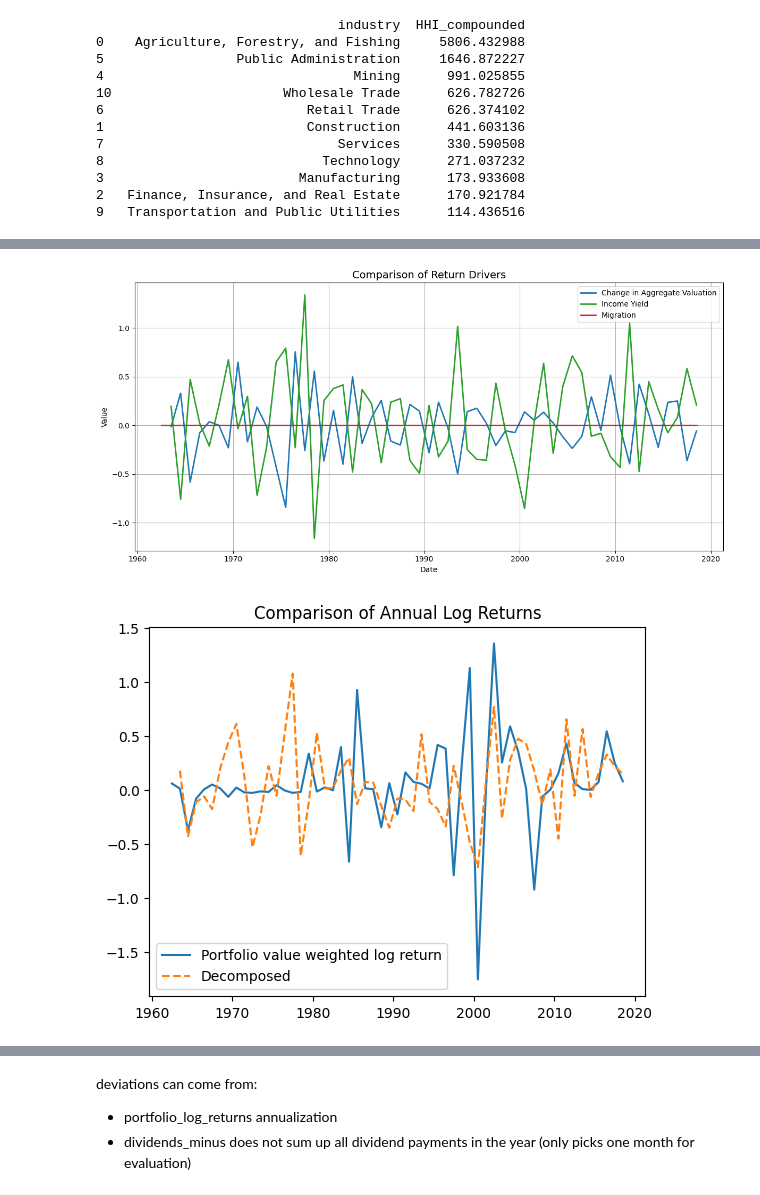
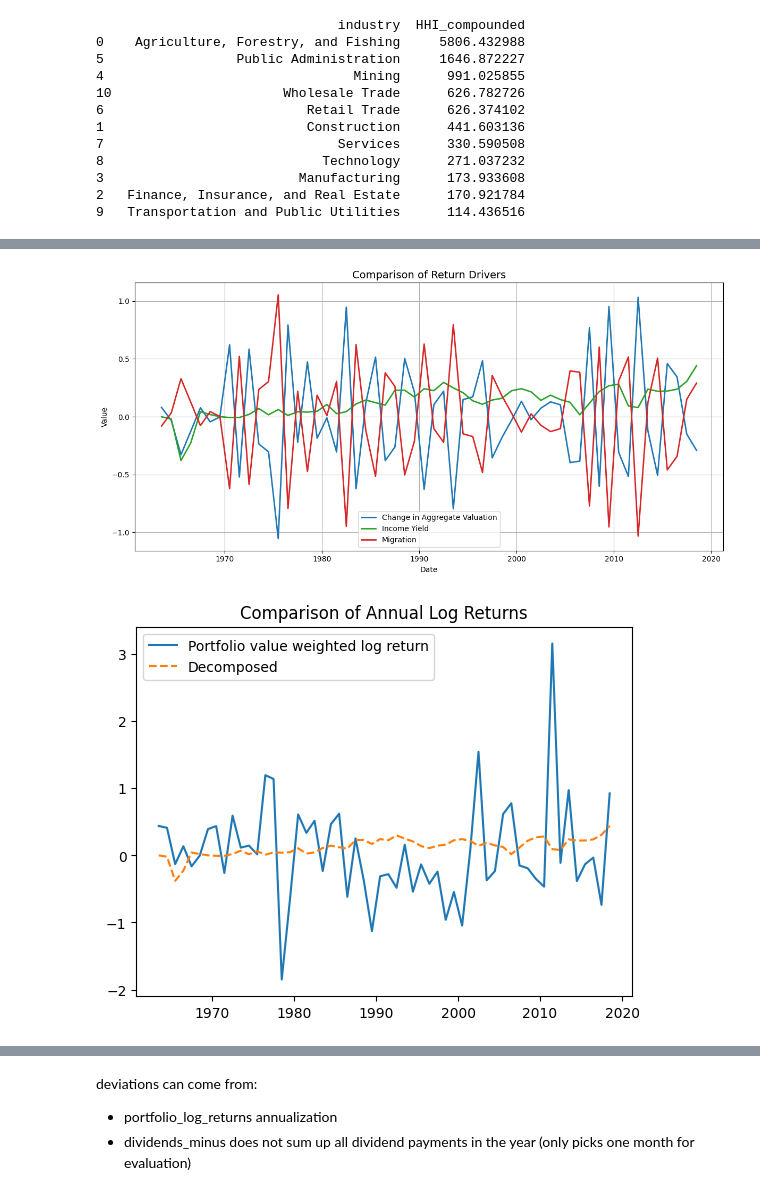
Before and after one commit to justusschenk/valueinvesting, a Jupyter notebook: Portfolio-composition.ipynb, the cells around one changed output, grey strips where cells are left out. Drawn from its saved outputs; the diff is of its cells as text; code cells hidden in the pictures.

```diff
--- a/Portfolio-composition.ipynb
+++ b/Portfolio-composition.ipynb
@@ -76,7 +76,7 @@ df['cfacshr'] = df['cfacshr'].replace(0, 1)
 
 df["adj_price"] = df["altprc"].abs() / df["cfacpr"]
 df["adj_shrout"] = df["shrout"] * df["cfacshr"]
-df["adj_dividend"] = df["dlamt"] / df["cfacpr"]
+df["adj_dividend"] = df["divamt"] / df["cfacpr"]
 # %%
 df[df['cfacpr'] == 0][['permno', 'date', 'prc', 'cfacpr']]
 df[2450000:]
@@ -625,6 +566,9 @@ for year in sorted(set(date.year for date in bm_dec.index)):
     div_short_monthly = []
     div_long_monthly = []
 
+    dividends_m_long_monthly = []
+    dividends_m_short_monthly = []
+
     date = pd.Timestamp(f"{year}-06")
     date_dec = pd.Timestamp(f"{year-1}-12")
     if date_dec not in bm_dec.index:
@@ -636,7 +580,7 @@ for year in sorted(set(date.year for date in bm_dec.index)):
     if n == 0:
         continue
 
-    k = int(n * 0.3)
+    k = int(n * 0.1)
     bottom_permnos = clean_row.iloc[:k].index.tolist() #Selects permnos with the lower B/M-ratios
     top_permnos = clean_row.iloc[-k:].index.tolist() #Selects permnos with the higher B/M-ratios
 
@@ -661,7 +605,6 @@ for year in sorted(set(date.year for date in bm_dec.index)):
 
 
     #Market Capitalization
-
     # Step 1: Filter df to get shares outstanding for the relevant date and permnos
     shrout_filtered_m_long = df[(df['date'] == top_date) & (df['permno'].isin(top_permnos))]
     shrout_filtered_m_short = df[(df['date'] == top_date) & (df['permno'].isin(bottom_permnos))]
@@ -688,17 +631,6 @@ for year in sorted(set(date.year for date in bm_dec.index)):
     bottom_m_bv = bookvalue.loc[(f"{year + 1}-06"), bookvalue.columns.intersection(bottom_permnos)].dropna()
     bookvalue_minus_long_ts.append({"date" : f"{year + 1}-06", "avg_value" : sum(top_m_bv)})
     bookvalue_minus_short_ts.append({"date" : f"{year + 1}-06", "avg_value" : sum(bottom_m_bv)})
-
-    #Dividends minus
-    top_m_div = dividends.loc[(f"{year + 1}-06"), dividends.columns.intersection(top_permnos)].dropna()
-    bottom_m_div = dividends.loc[(f"{year + 1}-06"), dividends.columns.intersection(bottom_permnos)].dropna()
-    sharesoutstanding_short_m_div = shrout_series_short.reindex(bottom_m_div.index) *1000
-    sharesoutstanding_long_m_div = shrout_series_long.reindex(top_m_div.index) *1000
-    long_m_div = top_m_div * sharesoutstanding_long_m_div
-    short_m_div = bottom_m_div * sharesoutstanding_short_m_div
-
-    dividends_m_long_ts.append({"date" : f"{year+1}-06", "avg_value" :sum(long_m_div)})
-    dividends_m_short_ts.append({"date" : f"{year+1}-06", "avg_value" :sum(short_m_div)})
 
     #Annual log-returns
     log_top_rets = annual_log_returns.loc[(f"{year}-06"), annual_log_returns.columns.intersection(top_permnos)].dropna()
@@ -748,6 +680,17 @@ for year in sorted(set(date.year for date in bm_dec.index)):
         div_long_monthly.append({'date': m, 'avg_value' : long_div.mean()})
         div_short_monthly.append({'date': m, 'avg_value' : short_div.mean()})
 
+        #Dividends minus
+        top_m_div = dividends.loc[(f"{year + 1}-{m.month}"), dividends.columns.intersection(top_permnos)].dropna()
+        bottom_m_div = dividends.loc[(f"{year + 1}-{m.month}"), dividends.columns.intersection(bottom_permnos)].dropna()
+        sharesoutstanding_short_m_div = shrout_series_short.reindex(bottom_m_div.index) *1000
+        sharesoutstanding_long_m_div = shrout_series_long.reindex(top_m_div.index) *1000
+        long_m_div = top_m_div * sharesoutstanding_long_m_div
+        short_m_div = bottom_m_div * sharesoutstanding_short_m_div
+
+        dividends_m_long_monthly.append({"date" : f"{year+1}-{m.month}", "avg_value" :long_m_div.mean()})
+        dividends_m_short_monthly.append({"date" : f"{year+1}-{m.month}", "avg_value" :short_m_div.mean()})
+
         #Bookvalue
         top_bv = bookvalue.loc[m, bookvalue.columns.intersection(top_permnos)].dropna()
         bottom_bv = bookvalue.loc[m, bookvalue.columns.intersection(bottom_permnos)].dropna()
@@ -774,11 +717,13 @@ for year in sorted(set(date.year for date in bm_dec.index)):
     dividends_long_ts.extend(div_long_monthly)
     bookvalue_long_ts.extend(bv_long_monthly)
     portfolio_value_long.extend(price_long_monthly)
+    dividends_m_long_ts.extend(dividends_m_long_monthly)
 
     price_short_ts.extend(price_short_monthly)
     dividends_short_ts.extend(div_short_monthly)
     bookvalue_short_ts.extend(bv_short_monthly)
     portfolio_value_short.extend(price_short_monthly)
+    dividends_m_short_ts.extend(dividends_m_short_monthly)
 
 # Convert to DataFrame and set index
 df_ls = pd.DataFrame(long_short_returns, columns=["date", "long_short_ret"])
@@ -1463,31 +1398,27 @@ DatetimeIndex(['1962-06-30', '1963-06-30', '1964-06-30', '1965-06-30',
 # %%
 #Analysis of decomposed returns
 
-change_in_aggregate_valuation = change_in_aggregate_valuation_long - change_in_aggregate_valuation_short
-income_yield = income_yield_long - income_yield_short
-migration = migration_long - migration_short
-
 plt.figure(figsize=(12, 6))
 
-plt.plot(change_in_aggregate_valuation.index, change_in_aggregate_valuation, label='Change in Aggregate Valuation', color='tab:blue', linewidth=2)
-plt.plot(income_yield.index, income_yield, label='Income Yield', color='tab:green', linewidth=2)
-plt.plot(migration.index, migration, label='Migration', color='tab:red', linewidth=2)
+plt.plot(change_in_aggregate_valuation_ls.index, change_in_aggregate_valuation_ls, label='Change in Aggregate Valuation', color='tab:blue', linewidth=2)
+plt.plot(income_yield_ls.index, income_yield_ls, label='Income Yield', color='tab:green', linewidth=2)
+plt.plot(migration_ls.index, migration_ls, label='Migration', color='tab:red', linewidth=2)
 
 plt.title('Comparison of Return Drivers', fontsize=14)
 plt.xlabel('Date')
 plt.ylabel('Value')
 plt.legend(loc='best')
 plt.grid(True)
 plt.tight_layout()
 plt.show()
 # %% [output]
-[figure, old version]
+[figure, new version]
 # %%
 #Plot Return Comparios
-plt.plot(portfolio_log_returns_ann.index, portfolio_log_returns_ann, label="Portfolio value weighted log return")
+plt.plot(ccret.index, ccret, label="Portfolio value weighted log return")
 plt.plot(return_decomposition.index, return_decomposition, label="Decomposed", linestyle='--')
 plt.legend()
 plt.title("Comparison of Annual Log Returns")
 plt.show()
 # %% [output]
-[figure, old version]
+[figure, new version]
```
Also changed, not shown: parts of 26 cells of this notebook, 1 other file.
